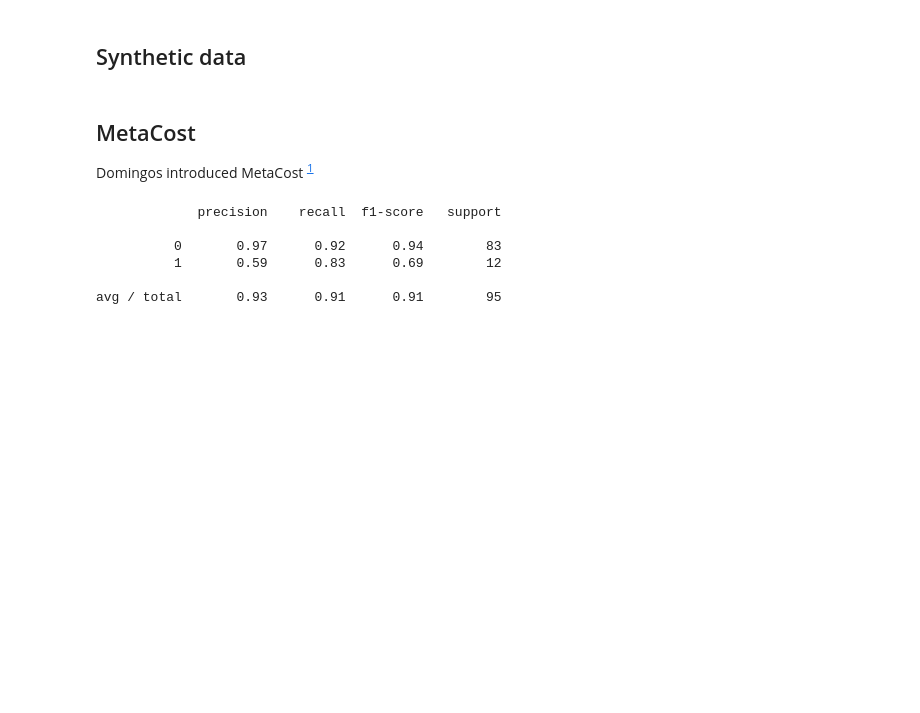
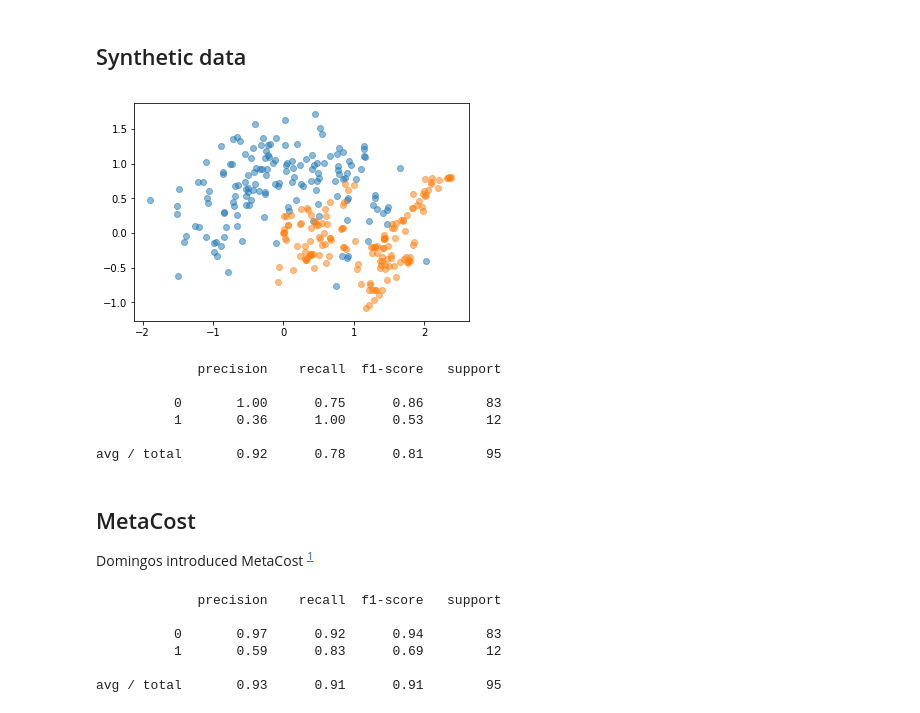
Before and after one commit to jjfallon/imbalanced-classes, a Jupyter notebook: pre-processing.ipynb, the cells around one changed output. Drawn from its saved outputs; the diff is of its cells as text; code cells hidden in the pictures; blank space fills up the shorter version.

```diff
--- a/pre-processing.ipynb
+++ b/pre-processing.ipynb
@@ -70,5 +108,27 @@ avg / total       0.92      0.92      0.90        95
 # %% [markdown]
 ## Synthetic data
+# %%
+syn = SMOTETomek(random_state=40, smote=SMOTE(k_neighbors=10))
+
+X_syn, y_syn = syn.fit_sample(X_train, y_train)
+
+plot_data(X_syn, y_syn)
+# %% [output]
+[figure, added]
+# %%
+model_syn = SVC(random_state=40, probability=True)
+model_syn.fit(X_syn, y_syn)
+
+y_spredict = model_syn.predict(X_test)
+
+print classification_report(y_true=y_test, y_pred=y_spredict)
+# %% [output]
+             precision    recall  f1-score   support
+
+          0       1.00      0.75      0.86        83
+          1       0.36      1.00      0.53        12
+
+avg / total       0.92      0.78      0.81        95
 # %% [markdown]
 ## MetaCost
 
```
Also changed, not shown: parts of 9 cells of this notebook, 1 other file.
